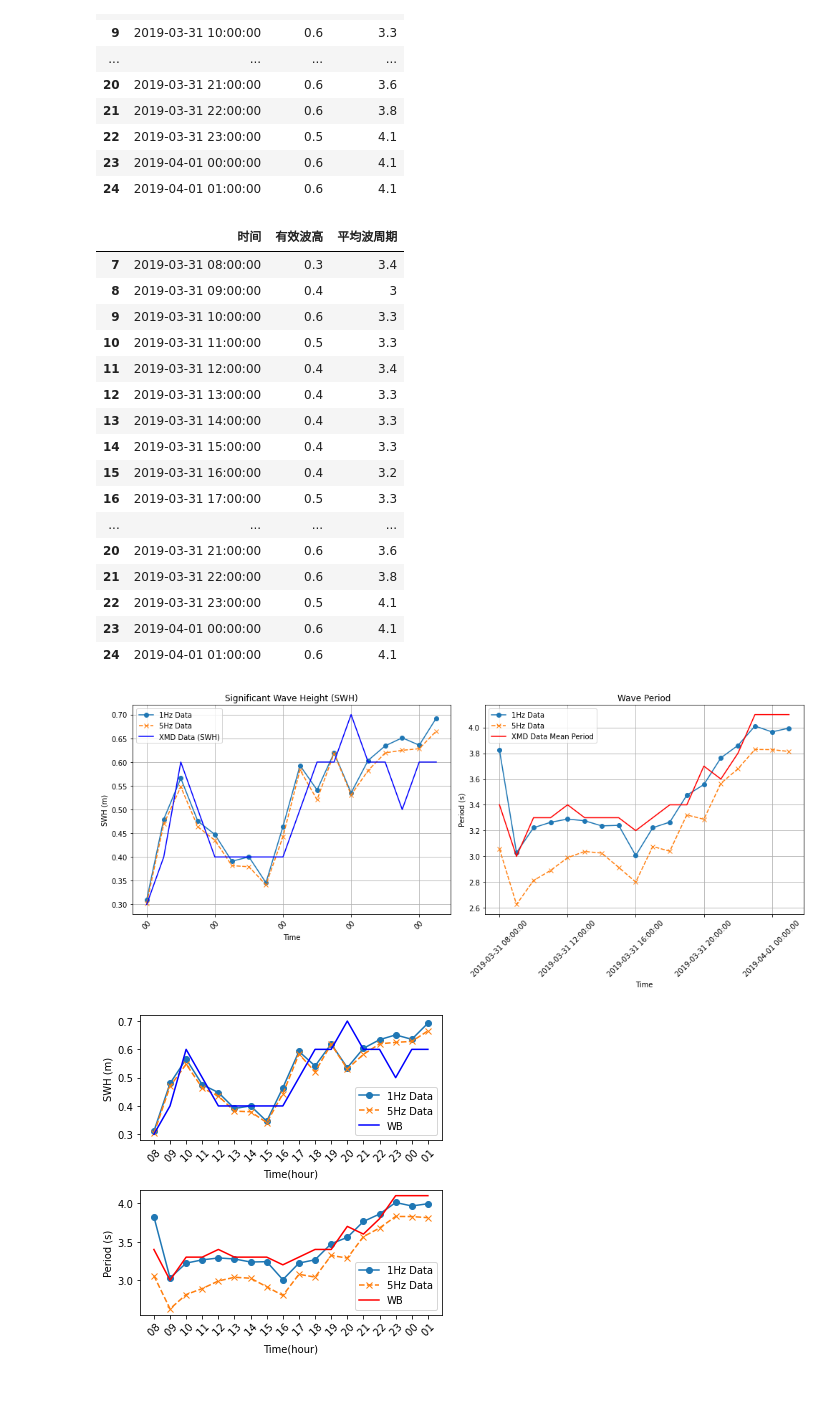
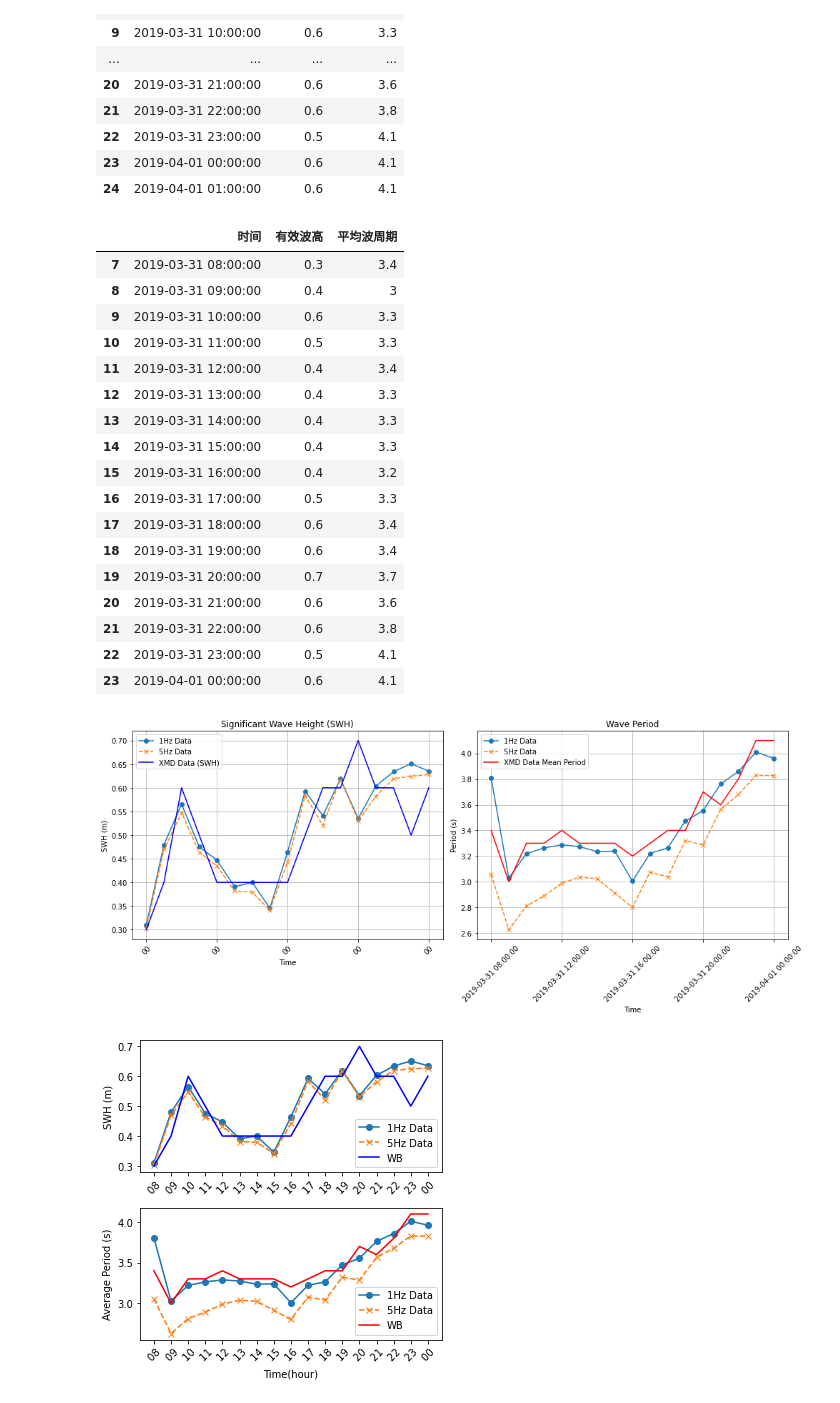
Before and after one commit to yangleir/GNSSwave, a Jupyter notebook: 5hz2.ipynb, the cells around one changed output. Cells and saved outputs as stored; diff of their text form; code cells hidden in the pictures.

```diff
--- a/5hz2.ipynb
+++ b/5hz2.ipynb
@@ -291 +311,25 @@ M0_1hz, M1_1hz, M0_5hz, M1_5hz
  0.005143395551938752)
+# %%
+def compute_moments(frequencies, PSD, f_min, f_max):
+    # 找到在指定范围内的频率索引
+    indices = np.where((frequencies >= f_min) & (frequencies <= f_max))
+
+    # 仅使用这些索引中的频率和PSD值
+    freqs_in_range = frequencies[indices]
+    PSD_in_range = PSD[indices]
+
+    # 计算频率间隔
+    delta_f = np.diff(freqs_in_range)
+    delta_f = np.append(delta_f, delta_f[-1])  # 附加最后一个间隔
+
+    # 零阶矩（总功率）
+    M0 = np.sum(PSD_in_range * delta_f)
+    # 一阶矩（中心频率）
+    M1 = np.sum(freqs_in_range * PSD_in_range * delta_f)
+
+    return M0, M1
+# Compute moments for the given PSDs
+M0_1hz, M1_1hz = compute_moments(frequencies_1hz, PSD_1hz,0.0333,0.5)
+M0_5hz, M1_5hz = compute_moments(frequencies_5hz, PSD_5hz,0.0333,2.5)
+
+M0_1hz, M1_1hz, M0_5hz, M1_5hz
@@ -352,7 +401,7 @@ while current_time < end_time:
         frequencies_current, PSD_current = welch(half_hour_data['SSE'], fs=sampling_frequency_1hz, nperseg=nperseg_current)
 
         # Compute moments
-        M0_current, M1_current = compute_moments(frequencies_current, PSD_current)
+        M0_current, M1_current = compute_moments(frequencies_current, PSD_current,0.0333,0.5)
 
         # Calculate SWH and wave period
         SWH = 4 * np.sqrt(M0_current)
@@ -404,7 +453,7 @@ while current_time < end_time:
         frequencies_current, PSD_current = welch(half_hour_data['SSE'], fs=sampling_frequency_5hz, nperseg=nperseg_current)
 
         # Compute moments
-        M0_current, M1_current = compute_moments(frequencies_current, PSD_current)
+        M0_current, M1_current = compute_moments(frequencies_current, PSD_current,0.0333,2.5)
 
         # Calculate SWH and wave period
         SWH = 4 * np.sqrt(M0_current)
@@ -641,12 +691,13 @@ filtered_selected_columns_df
 | 14 | 2019-03-31 15:00:00 | 0.4 | 3.3 |
 | 15 | 2019-03-31 16:00:00 | 0.4 | 3.2 |
 | 16 | 2019-03-31 17:00:00 | 0.5 | 3.3 |
-| ... | ... | ... | ... |
+| 17 | 2019-03-31 18:00:00 | 0.6 | 3.4 |
+| 18 | 2019-03-31 19:00:00 | 0.6 | 3.4 |
+| 19 | 2019-03-31 20:00:00 | 0.7 | 3.7 |
 | 20 | 2019-03-31 21:00:00 | 0.6 | 3.6 |
 | 21 | 2019-03-31 22:00:00 | 0.6 | 3.8 |
 | 22 | 2019-03-31 23:00:00 | 0.5 | 4.1 |
 | 23 | 2019-04-01 00:00:00 | 0.6 | 4.1 |
-| 24 | 2019-04-01 01:00:00 | 0.6 | 4.1 |
 # %%
 # Convert datetime objects to string format for plotting
 time_labels_str = [str(t) for t in time_labels]
@@ -692,7 +743,7 @@ plt.gca().xaxis.set_major_locator(plt.MaxNLocator(nbins=5))  # Set the number of
 plt.tight_layout()
 plt.show()
 # %% [output]
-[figure, old version]
+[figure, new version]
 # %%
 # Filtering the XMD data based on the range of 1Hz data
 start_time = pd.Timestamp(time_labels_str[0])
@@ -711,33 +762,33 @@ x_ticks = list(dict.fromkeys(x_ticks))
 x_tick_labels = [pd.Timestamp(t).strftime(' %H') for t in x_ticks]
 
 plt.figure(figsize=(5, 5))
 
 # Plot SWH
 plt.subplot(2, 1, 1)
 plt.plot(time_labels_str, SWH_list, label='1Hz Data', marker='o', linestyle='-')
 plt.plot(time_labels_str, SWH_list_5hz, label='5Hz Data', marker='x', linestyle='--')
 plt.plot(filtered_xmd_time_str_filtered, filtered_selected_columns_df['有效波高'], label='WB', color='blue')
 # plt.title('Significant Wave Height (SWH)')
-plt.xlabel('Time(hour)')
+# plt.xlabel('Time(hour)')
 plt.ylabel('SWH (m)')
 plt.legend()
 # plt.grid(True)
 plt.xticks(x_ticks, x_tick_labels, rotation=45)
 
 # Plot wave period
 plt.subplot(2, 1, 2)
 plt.plot(time_labels_str, wave_period_list, label='1Hz Data', marker='o', linestyle='-')
 plt.plot(time_labels_str, wave_period_list_5hz, label='5Hz Data', marker='x', linestyle='--')
 plt.plot(filtered_xmd_time_str_filtered, filtered_selected_columns_df['平均波周期'], label='WB', color='red')
 # plt.title('Wave Period')
 plt.xlabel('Time(hour)')
-plt.ylabel('Period (s)')
+plt.ylabel('Average Period (s)')
 plt.legend()
 # plt.grid(True)
 plt.xticks(x_ticks, x_tick_labels, rotation=45)
 
 plt.tight_layout()
 plt.savefig("./5hz-3.pdf")
 plt.show()
 # %% [output]
-[figure, old version]
+[figure, new version]
```
Also changed, not shown: parts of 9 cells of this notebook, 1 other file.
